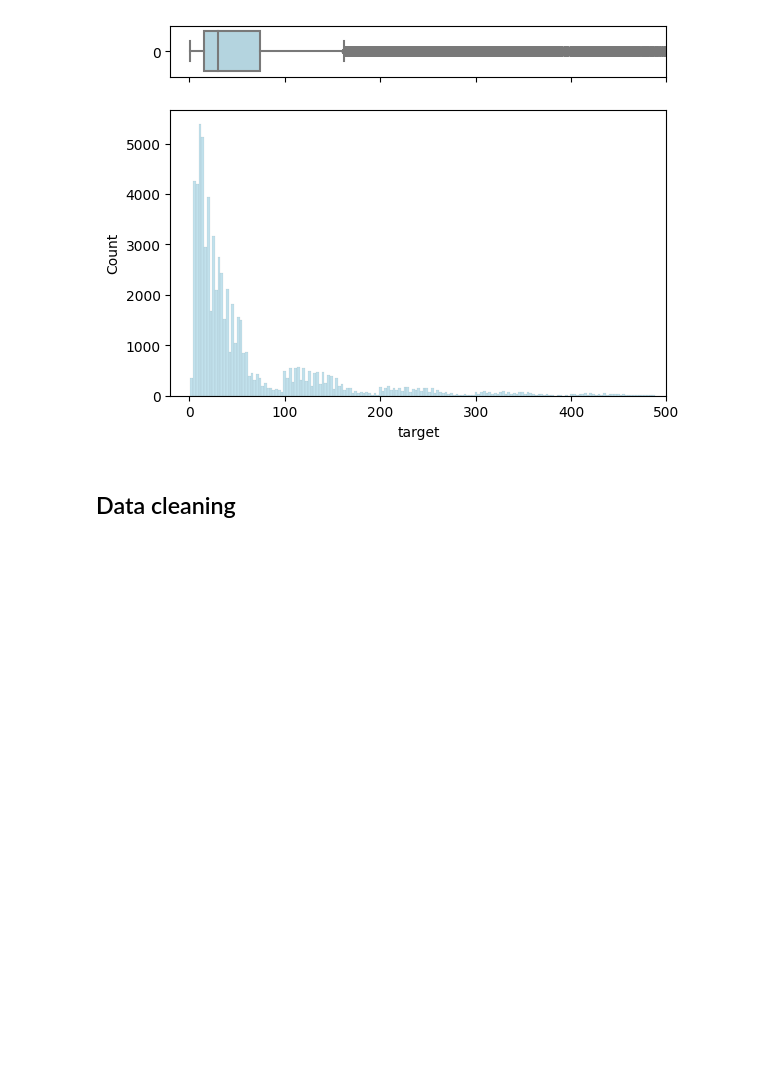
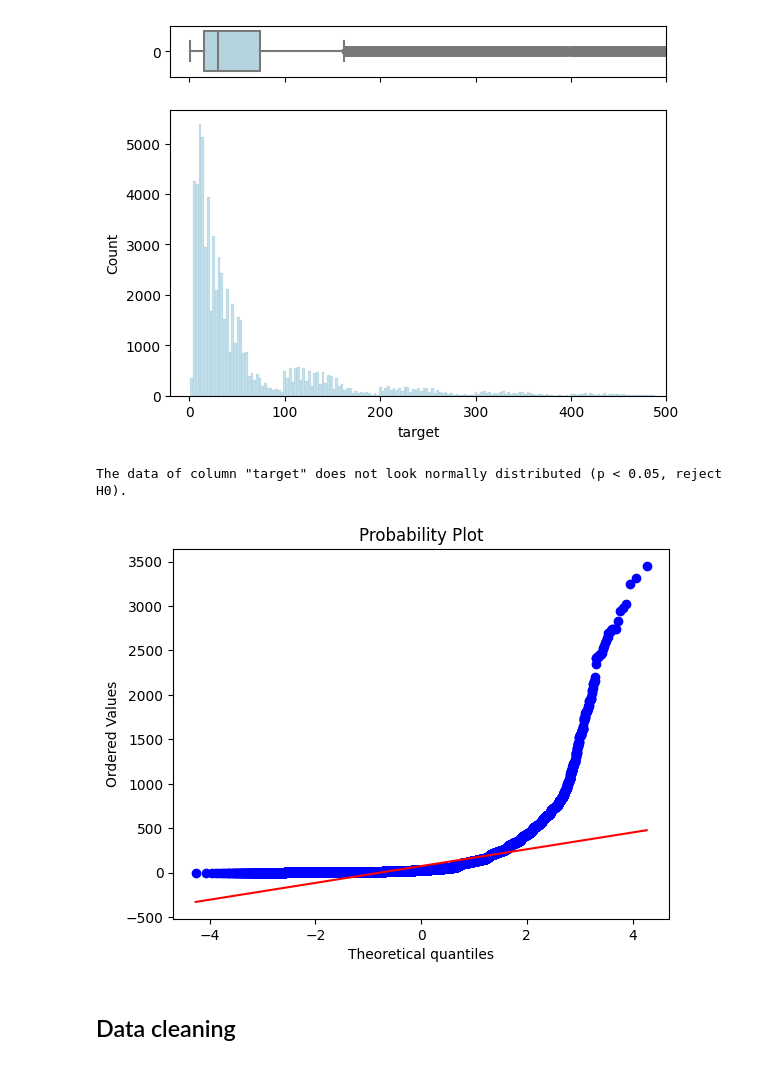
Before and after one commit to SimonBernarding/ML_project_SimonBernarding, a Jupyter notebook: project_classification.ipynb, the cells around one changed output. Saved outputs shown, nothing was run; the diff lists cells and outputs as text; code cells hidden in the pictures; blank space fills up the shorter version.

```diff
--- a/project_classification.ipynb
+++ b/project_classification.ipynb
@@ -246,3 +253,20 @@ Name: target, dtype: float64
+# %%
+stat, p = shapiro(df_delayed['target'])
+
+# Interpretation of p-value
+alpha = 0.05
+if p > alpha:
+    print('The data of column "target" looks normally distributed (p > 0.05, fail to reject H0).')
+else:
+    print('The data of column "target" does not look normally distributed (p < 0.05, reject H0).')
+# %% [output]
+The data of column "target" does not look normally distributed (p < 0.05, reject H0).
+# %%
+# Grafic methode: Q-Q-Plot
+stats.probplot(df_delayed['target'], dist="norm", plot=pylab)
+pylab.show()
+# %% [output]
+[figure, added]
 # %% [markdown]
 ## Data cleaning
 # %%
```
Also changed, not shown: parts of 15 cells of this notebook.
